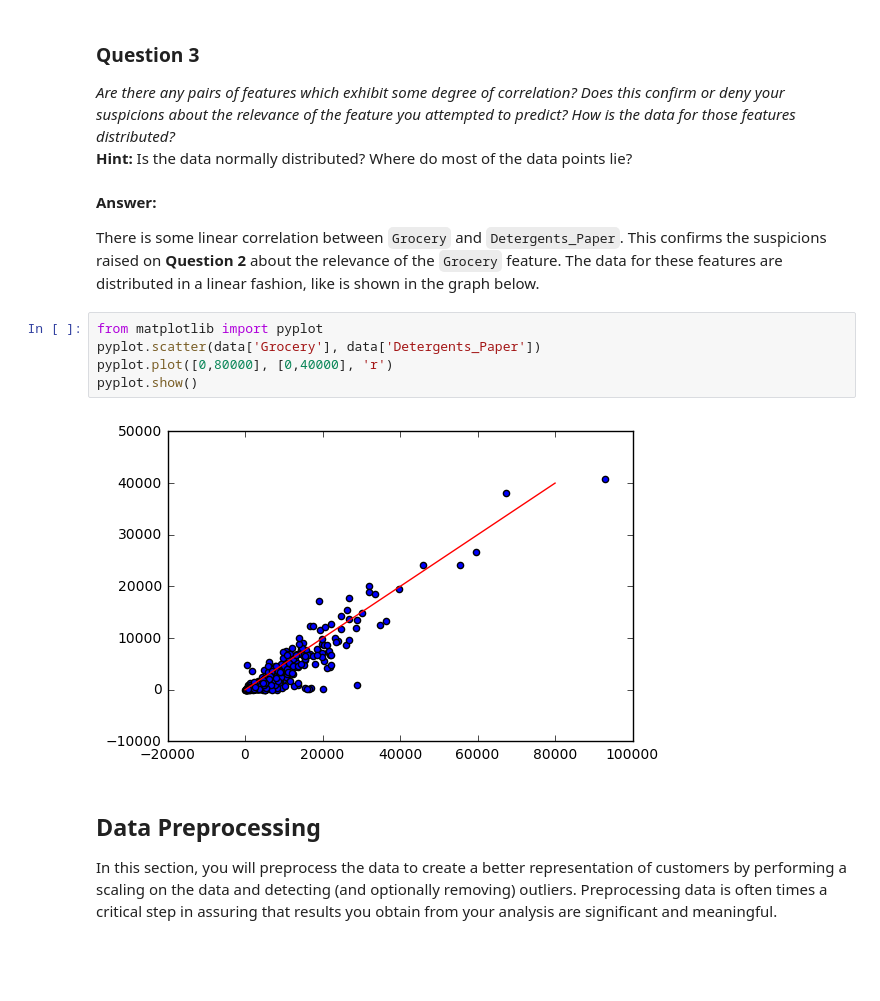
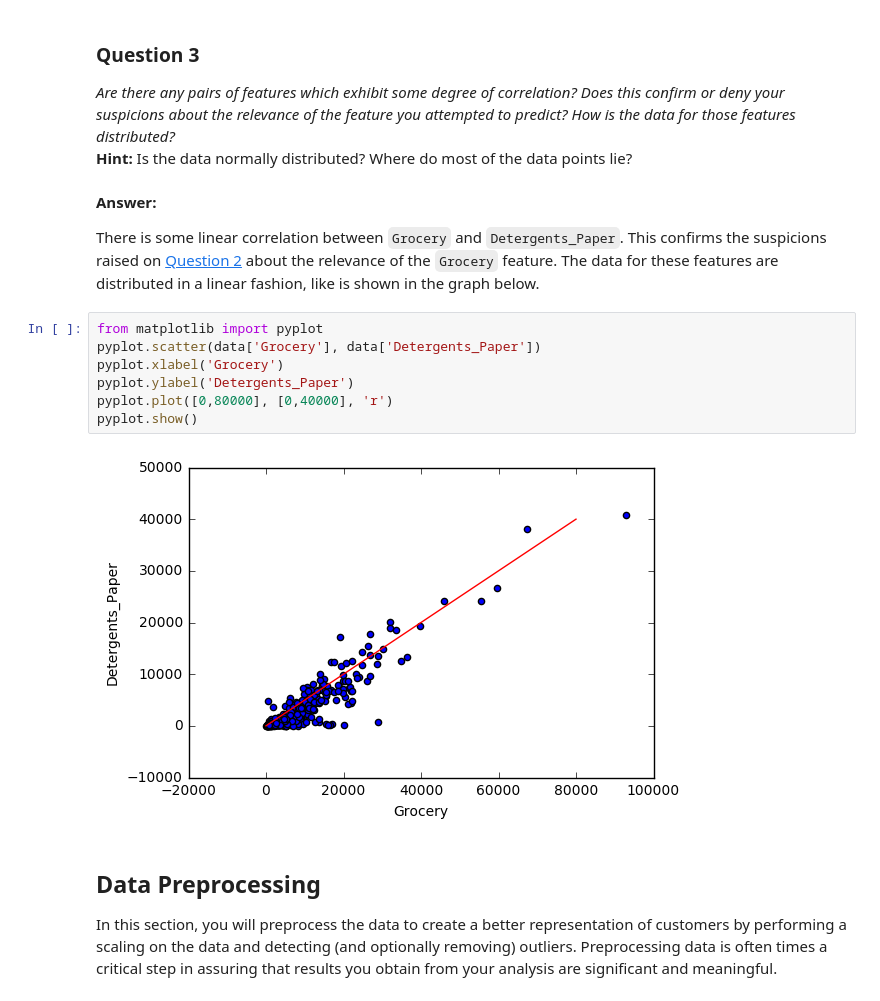
Before and after one commit to pedropb/machine-learning-nanodegree, a Jupyter notebook: projects/customer_segments/customer_segments.ipynb, the cells around one changed output. Drawn from its saved outputs; the diff is of its cells as text; blank space fills up the shorter version.

```diff
--- a/projects/customer_segments/customer_segments.ipynb
+++ b/projects/customer_segments/customer_segments.ipynb
@@ -206,14 +206,16 @@ pd.scatter_matrix(data, alpha = 0.3, figsize = (14,8), diagonal = 'kde');
 # %% [markdown]
 **Answer:**
 
-There is some linear correlation between `Grocery` and `Detergents_Paper`. This confirms the suspicions raised on **Question 2** about the relevance of the `Grocery` feature. The data for these features are distributed in a linear fashion, like is shown in the graph below.
+There is some linear correlation between `Grocery` and `Detergents_Paper`. This confirms the suspicions raised on [Question 2](#Question-2) about the relevance of the `Grocery` feature. The data for these features are distributed in a linear fashion, like is shown in the graph below.
 # %%
 from matplotlib import pyplot
 pyplot.scatter(data['Grocery'], data['Detergents_Paper'])
+pyplot.xlabel('Grocery')
+pyplot.ylabel('Detergents_Paper')
 pyplot.plot([0,80000], [0,40000], 'r')
 pyplot.show()
 # %% [output]
-[figure, old version]
+[figure, new version]
 # %% [markdown]
 ## Data Preprocessing
 In this section, you will preprocess the data to create a better representation of customers by performing a scaling on the data and detecting (and optionally removing) outliers. Preprocessing data is often times a critical step in assuring that results you obtain from your analysis are significant and meaningful.
```
Also changed, not shown: parts of 23 cells of this notebook, 1 other file.
